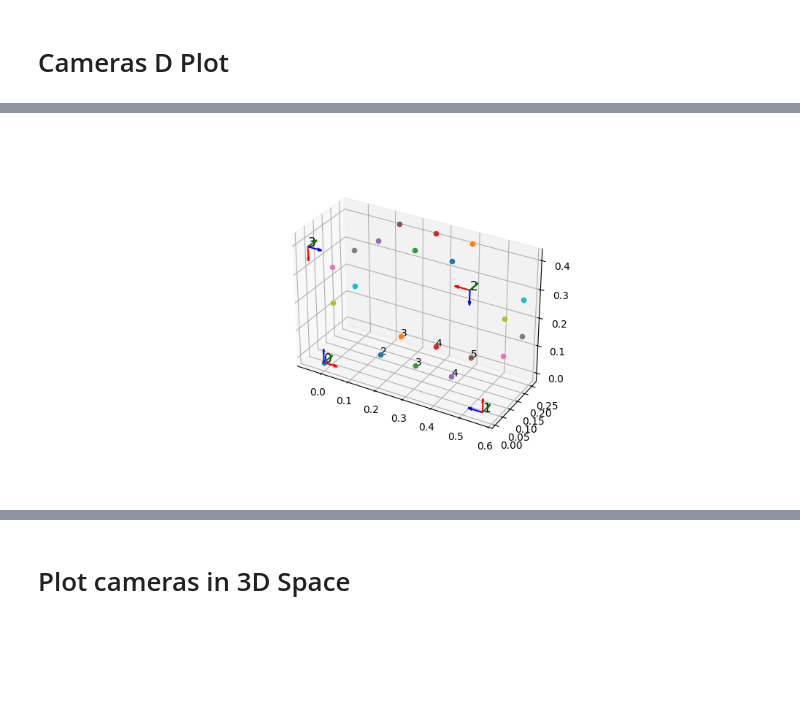
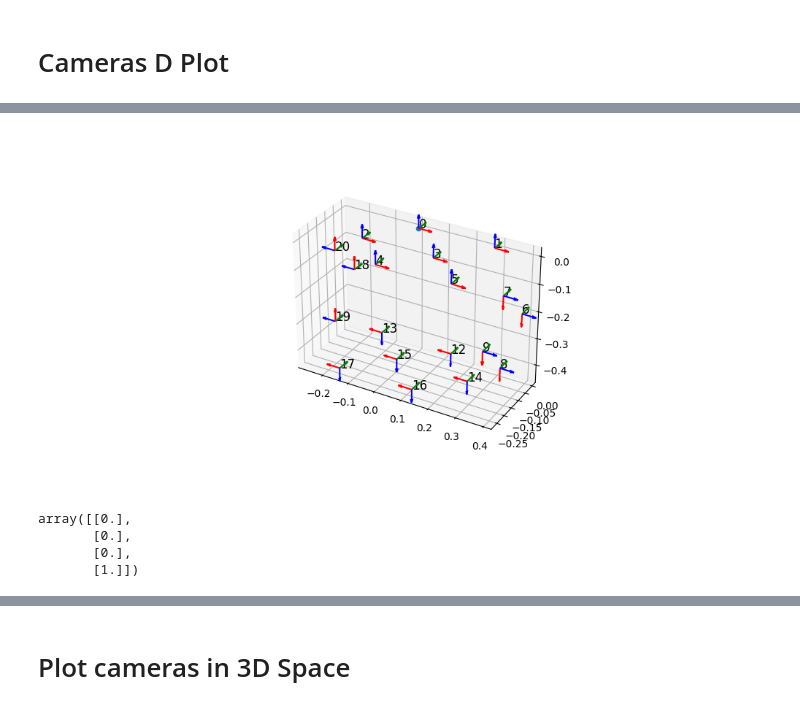
Before and after one commit to goncalofrazao/vicandocker, a Jupyter notebook: main_cangalho.ipynb, the cells around one changed output, grey strips where cells are left out. Drawn from its saved outputs; the diff is of its cells as text; code cells hidden in the pictures; blank space fills up the shorter version.

```diff
--- a/main_cangalho.ipynb
+++ b/main_cangalho.ipynb
@@ -89,9 +91,12 @@ charuco_dict["num_boards"] = board_idx - 1
 from src.vican.vican.cam import estimate_pose_aruco_worker
 
 aruco_obj = dict()
-aruco_obj["dictionary"] = 'DICT_ARUCO_ORIGINAL'
-aruco_obj["marker_size"] = 0.087
-aruco_obj["marker_ids"] = ['10', '11', '12', '13', '2', '3', '4', '5', '6', '7', '8', '9']
+#aruco_obj["dictionary"] = 'DICT_ARUCO_ORIGINAL'
+aruco_obj["dictionary"] = 'DICT_4X4_100'
+aruco_obj["marker_size"] = 0.097
+
+#aruco_obj["marker_ids"] = ['10', '11', '12', '13', '2', '3', '4', '5', '6', '7', '8', '9']
+aruco_obj["marker_ids"] = [str(i) for i in range(0, 21)]
 aruco_obj["corner_refine"] = 'CORNER_REFINE_SUBPIX'
 aruco_obj["detector"] = estimate_pose_aruco_worker
 # %% [markdown]
@@ -138,8 +157,8 @@ if not LOAD:
     # This will compute camera-marker edges via PnP, in parallel
     aux = estimate_pose_mp(cams=obj_dataset.im_data['cam'],
                            im_filenames=obj_dataset.im_data['filename'],
-                           target_dict = charuco_dict,
-                           flags='SOLVEPNP_IPPE',
+                           target_dict = aruco_obj,
+                           flags='SOLVEPNP_IPPE_SQUARE',
                            brightness=0,
                            contrast=0)
 
@@ -155,7 +179,7 @@ Loaded
 obj_pose_est = object_bipartite_se3sync(aux,
                                         noise_model_r=lambda edge : 0.01 * Polygon(zip(edge['corners'][:,0], edge['corners'][:,1])).area**1,
                                         noise_model_t=lambda edge : 0.01 * Polygon(zip(edge['corners'][:,0], edge['corners'][:,1])).area**1,
-                                        edge_filter=lambda edge : edge['reprojected_err'] < 0.8,
+                                        edge_filter=lambda edge : edge['reprojected_err'] < 1.5,
                                         maxiter=4,
                                         lsqr_solver="conjugate_gradient",
                                         dtype=np.float64)
@@ -354,50 +332,67 @@ def plot_frame(ax, H, label, scale=0.05):
 
 fig = plt.figure(figsize=(10,5))
 ax = fig.add_subplot(projection='3d')
+
+is_charuco = False
 
 wrl_id = "0"
 pts_wrld = []
 for marker_id, pose in obj_pose_est.items():
 
     if ("_" in marker_id):
         continue
 
     plot_frame(ax, obj_pose_est[wrl_id].inv().pose() @ obj_pose_est[marker_id].pose()  , marker_id)
 
     #draw the chessbaord corners in space for each charuco board
-    for i in range(1,charuco_dict[marker_id]["sizeX"]):
-        for j in range(1, charuco_dict[marker_id]["sizeY"]):
+    if is_charuco:
+        for i in range(1,charuco_dict[marker_id]["sizeX"]):
+            for j in range(1, charuco_dict[marker_id]["sizeY"]):
 
-            if marker_id == "0":
-                ax.scatter( i * charuco_dict[marker_id]["squareLength"], j * charuco_dict[marker_id]["squareLength"], 0)
-                pts_wrld.append([i*charuco_dict[marker_id]["squareLength"], j*charuco_dict[marker_id]["squareLength"], 0])
+                if marker_id == "0":
+                    ax.scatter( i * charuco_dict[marker_id]["squareLength"], j * charuco_dict[marker_id]["squareLength"], 0)
+                    pts_wrld.append([i*charuco_dict[marker_id]["squareLength"], j*charuco_dict[marker_id]["squareLength"], 0])
 
-                ax.text(i*charuco_dict[marker_id]["squareLength"], j*charuco_dict[marker_id]["squareLength"], 0, f"{ j * (charuco_dict[marker_id]['sizeY'] - 2) + i }")
+                    ax.text(i*charuco_dict[marker_id]["squareLength"], j*charuco_dict[marker_id]["squareLength"], 0, f"{ j * (charuco_dict[marker_id]['sizeY'] - 2) + i }")
 
-            else:
-                #continue
-                # transform the points to the "0" frame
-                point = obj_pose_est[wrl_id].inv()._pose @ obj_pose_est[marker_id]._pose @  np.array([i*charuco_dict[marker_id]["squareLength"], j*charuco_dict[marker_id]["squareLength"], 0, 1])
-                ax.scatter(point[0], point[1], point[2])
-                pts_wrld.append(point[:3])
+                else:
+                    #continue
+                    # transform the points to the "0" frame
+                    point = obj_pose_est[wrl_id].inv()._pose @ obj_pose_est[marker_id]._pose @  np.array([i*charuco_dict[marker_id]["squareLength"], j*charuco_dict[marker_id]["squareLength"], 0, 1])
+                    ax.scatter(point[0], point[1], point[2])
+                    pts_wrld.append(point[:3])
+
+    else:
+
+        marker_in_wrld = obj_pose_est[wrl_id].inv().pose() @ obj_pose_est[marker_id].pose()
+        pts_wrld.append(marker_in_wrld[:3, 3])
+
+
 
 
 # draw the rest of the cube
 ax.scatter(0,0,0)
 # aspect ratio of the plot to be equal
 ax.set_aspect('equal')
 
 #ax.view_init(elev=0, azim=90, roll=0)
 
 # show the plot
 #plt.show()
 
 
 # object in marker 0 frame in homogenous coordinates
 pts_wrld = np.array(pts_wrld)
 pts_wrld = np.vstack( [pts_wrld.T, np.ones(pts_wrld.shape[0]) ] )
 # %% [output]
-[figure, old version]
+[figure, new version]
+# %%
+pts_wrld
+# %% [output]
+array([[0.],
+       [0.],
+       [0.],
+       [1.]])
 # %%
 %matplotlib inline
 
```
Also changed, not shown: parts of 25 cells of this notebook.
